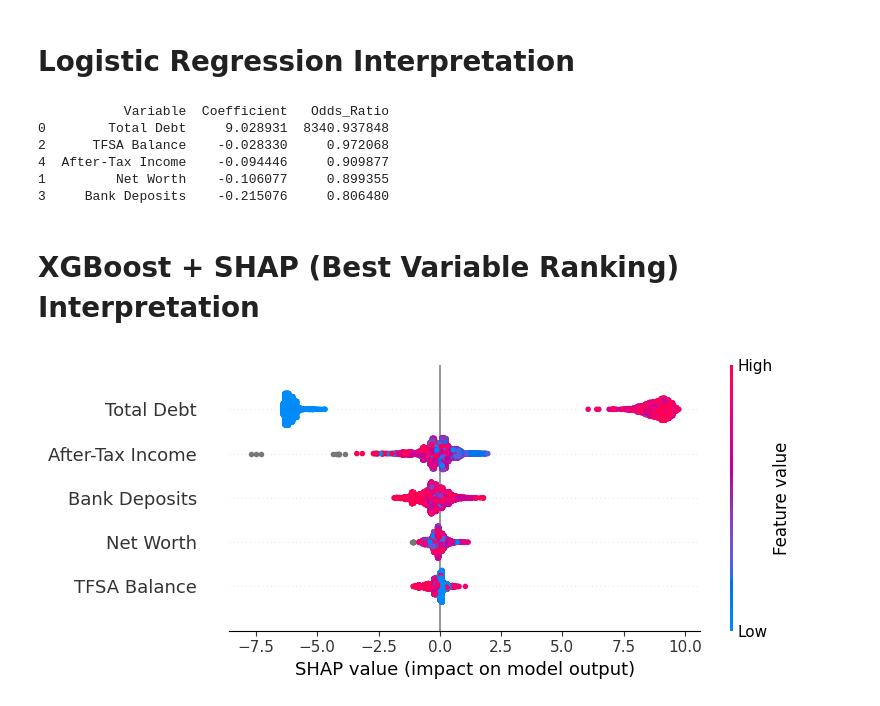
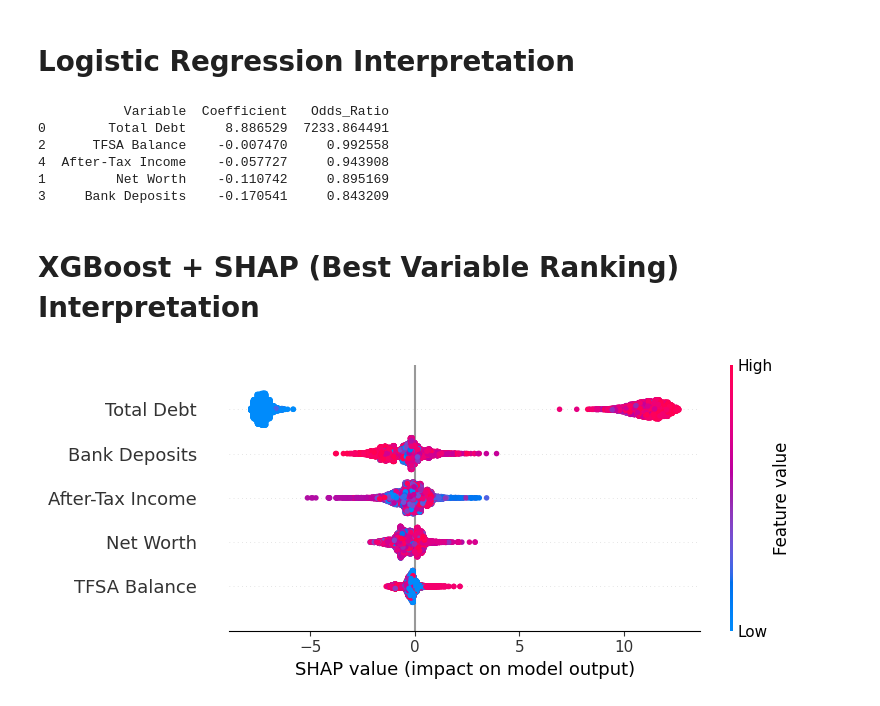
Before and after one commit to juliaaa-t/SDSS-Datathon-2026, a Jupyter notebook: Datathon_Personal_Finance.ipynb, the cells around one changed output. Cells and saved outputs as stored; diff of their text form; code cells hidden in the pictures.

Commit message:
fixed model pipeline bug + fixed parameters

```diff
--- a/Datathon_Personal_Finance.ipynb
+++ b/Datathon_Personal_Finance.ipynb
@@ -189,7 +189,7 @@ Total Debt         60752.310982    4475.0      0.0
 # 2. Train/Test Split
 # -----------------------------
 X_train, X_test, y_train, y_test = train_test_split(
-    X, y, test_size=0.2, random_state=42
+    X, y, test_size=0.25, random_state=42
 )
 # %%
 # -----------------------------
@@ -218,9 +218,9 @@ probs = log_pipeline.predict_proba(X_test)[:, 1]
 xgb_pipeline = Pipeline([
     ("imputer", SimpleImputer(strategy="median")),
     ("xgb", XGBClassifier(
-        n_estimators=300,
-        max_depth=4,
-        learning_rate=0.05,
+        n_estimators=10000,
+        max_depth=10000,
+        learning_rate=0.01,
         random_state=42
     ))
 ])
@@ -282,19 +282,26 @@ coefficients = pd.DataFrame({
 print(coefficients)
 # %% [output]
            Variable  Coefficient   Odds_Ratio
-0        Total Debt     9.028931  8340.937848
-2      TFSA Balance    -0.028330     0.972068
-4  After-Tax Income    -0.094446     0.909877
-1         Net Worth    -0.106077     0.899355
-3     Bank Deposits    -0.215076     0.806480
+0        Total Debt     8.886529  7233.864491
+2      TFSA Balance    -0.007470     0.992558
+4  After-Tax Income    -0.057727     0.943908
+1         Net Worth    -0.110742     0.895169
+3     Bank Deposits    -0.170541     0.843209
 # %% [markdown]
 # XGBoost + SHAP (Best Variable Ranking) Interpretation
-# %%
-xgb_model.fit(X_train, y_train)
-
-explainer = shap.TreeExplainer(xgb_model)
-shap_values = explainer.shap_values(X_train)
-
-shap.summary_plot(shap_values, X_train)
-# %% [output]
-[figure, removed]
+# %%
+# Fit the pipeline
+xgb_pipeline.fit(X_train, y_train)
+
+# Extract trained XGBoost model
+xgb_model = xgb_pipeline.named_steps["xgb"]
+
+# Apply imputer manually to training data for SHAP
+X_train_imputed = xgb_pipeline.named_steps["imputer"].transform(X_train)
+
+explainer = shap.TreeExplainer(xgb_model)
+shap_values = explainer.shap_values(X_train_imputed)
+
+shap.summary_plot(shap_values, X_train_imputed, feature_names=X.columns)
+# %% [output]
+[figure, added]
```
Also changed, not shown: parts of 2 cells of this notebook.
